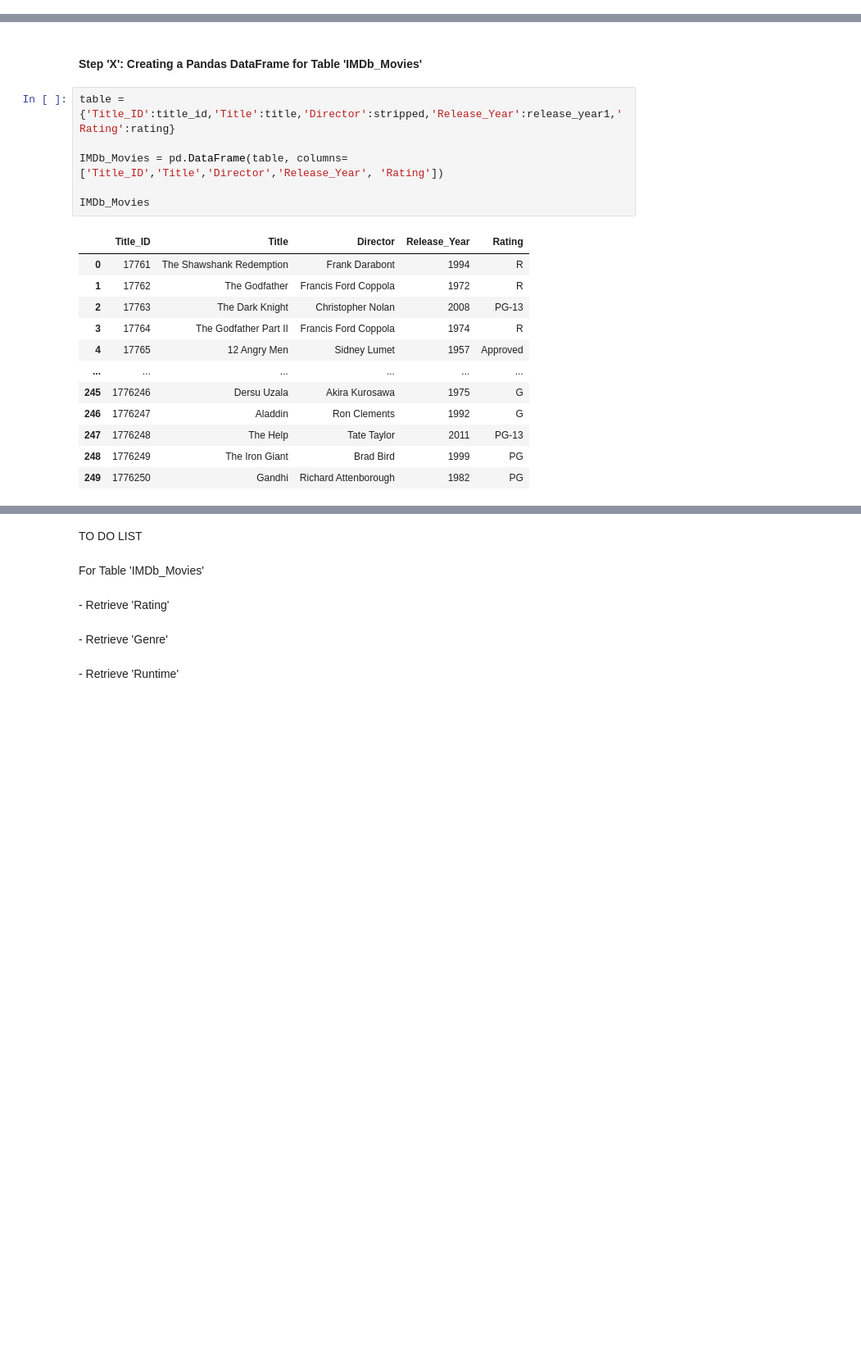
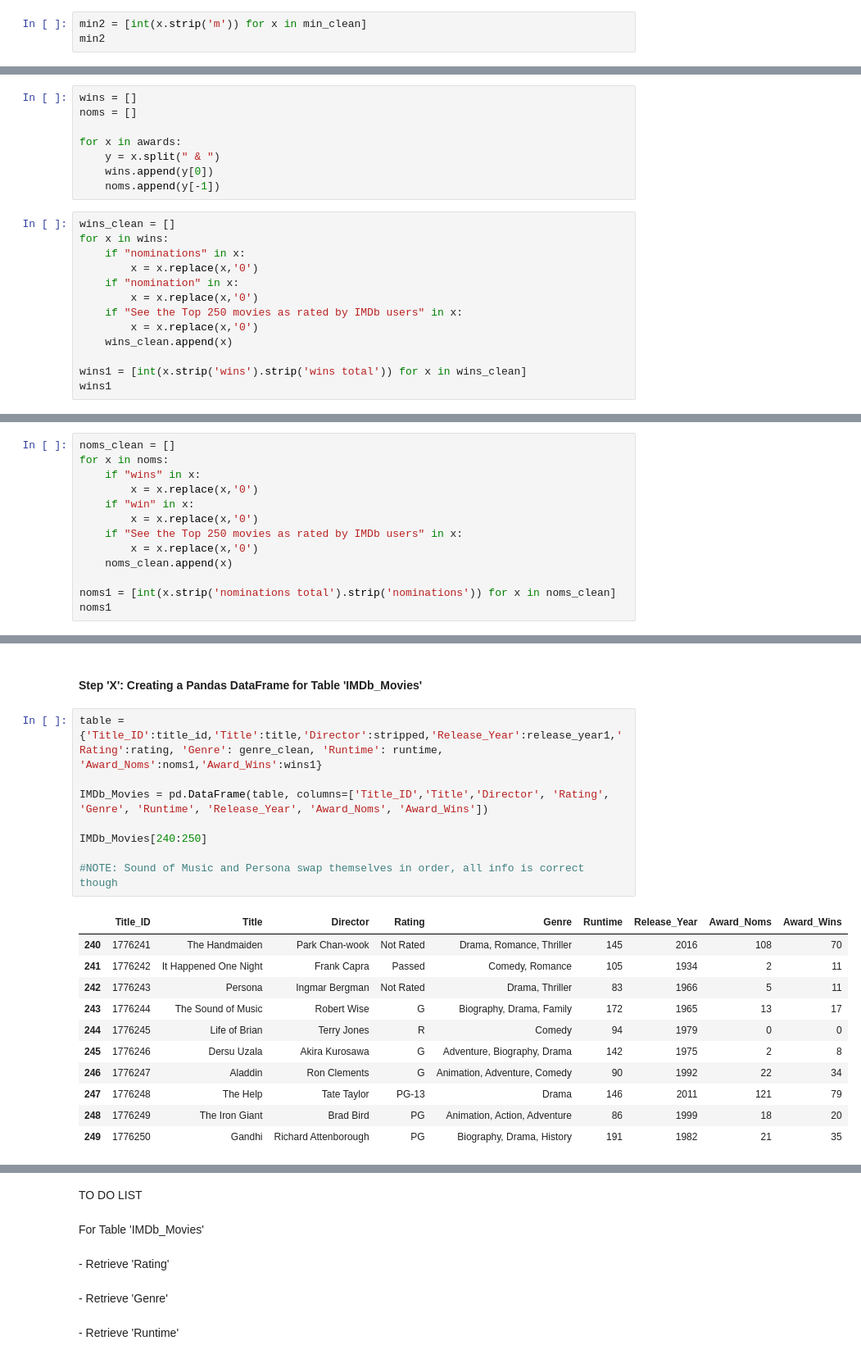
Before and after one commit to HannahSolima/Capstone, a Jupyter notebook: Notebooks/Webscrape_IMDb.ipynb, the cells around one changed output, grey strips where cells are left out. Shown: that part at 82% size. Saved outputs shown, nothing was run; the diff lists cells and outputs as text; blank space fills up the shorter version.

Commit message:
runtime,awards wins & award nominations

```diff
--- a/Notebooks/Webscrape_IMDb.ipynb
+++ b/Notebooks/Webscrape_IMDb.ipynb
@@ -355,0 +453,3 @@ Need to convert hours to minutes and combine this with the remaining minutes alr
+# %%
+min2 = [int(x.strip('m')) for x in min_clean]
+min2
@@ -355,0 +538,21 @@ Need to convert hours to minutes and combine this with the remaining minutes alr
+# %%
+wins = []
+noms = []
+
+for x in awards:
+    y = x.split(" & ")
+    wins.append(y[0])
+    noms.append(y[-1])
+# %%
+wins_clean = []
+for x in wins:
+    if "nominations" in x:
+        x = x.replace(x,'0')
+    if "nomination" in x:
+        x = x.replace(x,'0')
+    if "See the Top 250 movies as rated by IMDb users" in x:
+        x = x.replace(x,'0')
+    wins_clean.append(x)
+
+wins1 = [int(x.strip('wins').strip('wins total')) for x in wins_clean]
+wins1
@@ -355,0 +577,13 @@ Need to convert hours to minutes and combine this with the remaining minutes alr
+# %%
+noms_clean = []
+for x in noms:
+    if "wins" in x:
+        x = x.replace(x,'0')
+    if "win" in x:
+        x = x.replace(x,'0')
+    if "See the Top 250 movies as rated by IMDb users" in x:
+        x = x.replace(x,'0')
+    noms_clean.append(x)
+
+noms1 = [int(x.strip('nominations total').strip('nominations')) for x in noms_clean]
+noms1
@@ -356,21 +608,22 @@ Need to convert hours to minutes and combine this with the remaining minutes alr
 # %% [markdown]
 #### Step 'X': Creating a Pandas DataFrame for Table 'IMDb_Movies'
 # %%
-table = {'Title_ID':title_id,'Title':title,'Director':stripped,'Release_Year':release_year1,'Rating':rating}
+table = {'Title_ID':title_id,'Title':title,'Director':stripped,'Release_Year':release_year1,'Rating':rating, 'Genre': genre_clean, 'Runtime': runtime, 'Award_Noms':noms1,'Award_Wins':wins1}
 
-IMDb_Movies = pd.DataFrame(table, columns=['Title_ID','Title','Director','Release_Year', 'Rating'])
+IMDb_Movies = pd.DataFrame(table, columns=['Title_ID','Title','Director', 'Rating', 'Genre', 'Runtime', 'Release_Year', 'Award_Noms', 'Award_Wins'])
 
-IMDb_Movies
+IMDb_Movies[240:250]
+
+#NOTE: Sound of Music and Persona swap themselves in order, all info is correct though
 # %% [output]
-|  | Title_ID | Title | Director | Release_Year | Rating |
-| 0 | 17761 | The Shawshank Redemption | Frank Darabont | 1994 | R |
-| 1 | 17762 | The Godfather | Francis Ford Coppola | 1972 | R |
-| 2 | 17763 | The Dark Knight | Christopher Nolan | 2008 | PG-13 |
-| 3 | 17764 | The Godfather Part II | Francis Ford Coppola | 1974 | R |
-| 4 | 17765 | 12 Angry Men | Sidney Lumet | 1957 | Approved |
-| ... | ... | ... | ... | ... | ... |
-| 245 | 1776246 | Dersu Uzala | Akira Kurosawa | 1975 | G |
-| 246 | 1776247 | Aladdin | Ron Clements | 1992 | G |
-| 247 | 1776248 | The Help | Tate Taylor | 2011 | PG-13 |
-| 248 | 1776249 | The Iron Giant | Brad Bird | 1999 | PG |
-| 249 | 1776250 | Gandhi | Richard Attenborough | 1982 | PG |
+|  | Title_ID | Title | Director | Rating | Genre | Runtime | Release_Year | Award_Noms | Award_Wins |
+| 240 | 1776241 | The Handmaiden | Park Chan-wook | Not Rated | Drama, Romance, Thriller | 145 | 2016 | 108 | 70 |
+| 241 | 1776242 | It Happened One Night | Frank Capra | Passed | Comedy, Romance | 105 | 1934 | 2 | 11 |
+| 242 | 1776243 | Persona | Ingmar Bergman | Not Rated | Drama, Thriller | 83 | 1966 | 5 | 11 |
+| 243 | 1776244 | The Sound of Music | Robert Wise | G | Biography, Drama, Family | 172 | 1965 | 13 | 17 |
+| 244 | 1776245 | Life of Brian | Terry Jones | R | Comedy | 94 | 1979 | 0 | 0 |
+| 245 | 1776246 | Dersu Uzala | Akira Kurosawa | G | Adventure, Biography, Drama | 142 | 1975 | 2 | 8 |
+| 246 | 1776247 | Aladdin | Ron Clements | G | Animation, Adventure, Comedy | 90 | 1992 | 22 | 34 |
+| 247 | 1776248 | The Help | Tate Taylor | PG-13 | Drama | 146 | 2011 | 121 | 79 |
+| 248 | 1776249 | The Iron Giant | Brad Bird | PG | Animation, Action, Adventure | 86 | 1999 | 18 | 20 |
+| 249 | 1776250 | Gandhi | Richard Attenborough | PG | Biography, Drama, History | 191 | 1982 | 21 | 35 |
```
Also changed, not shown: parts of 39 cells of this notebook.
